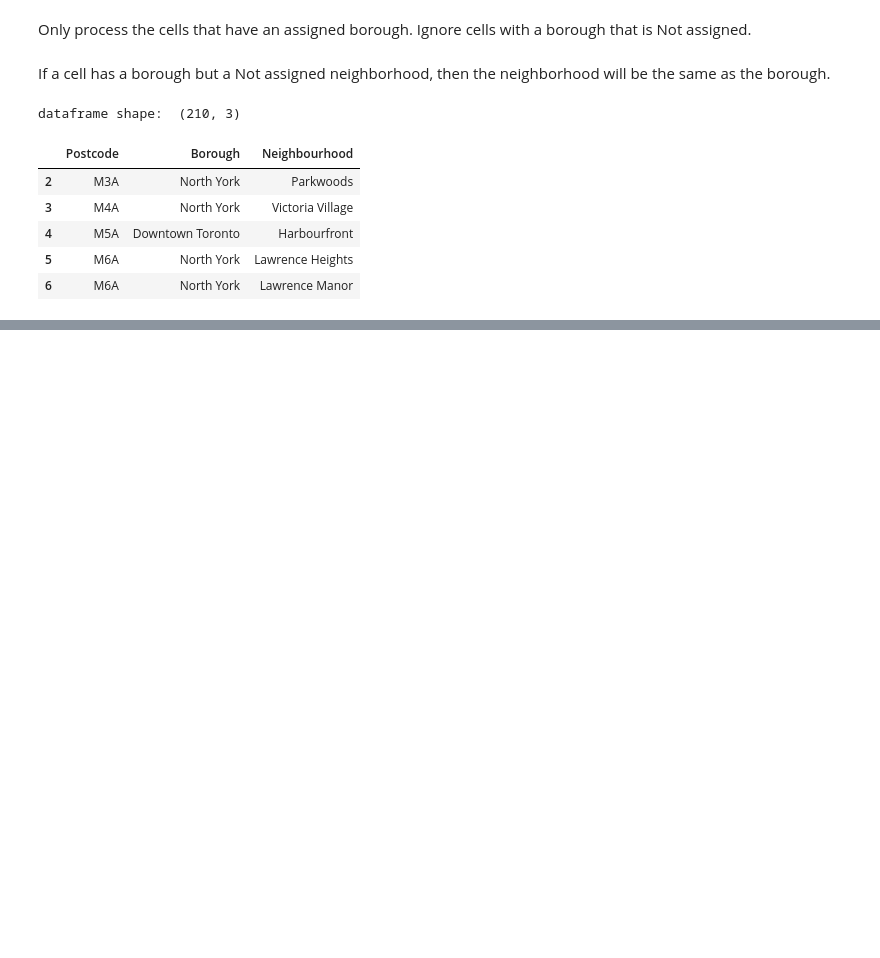
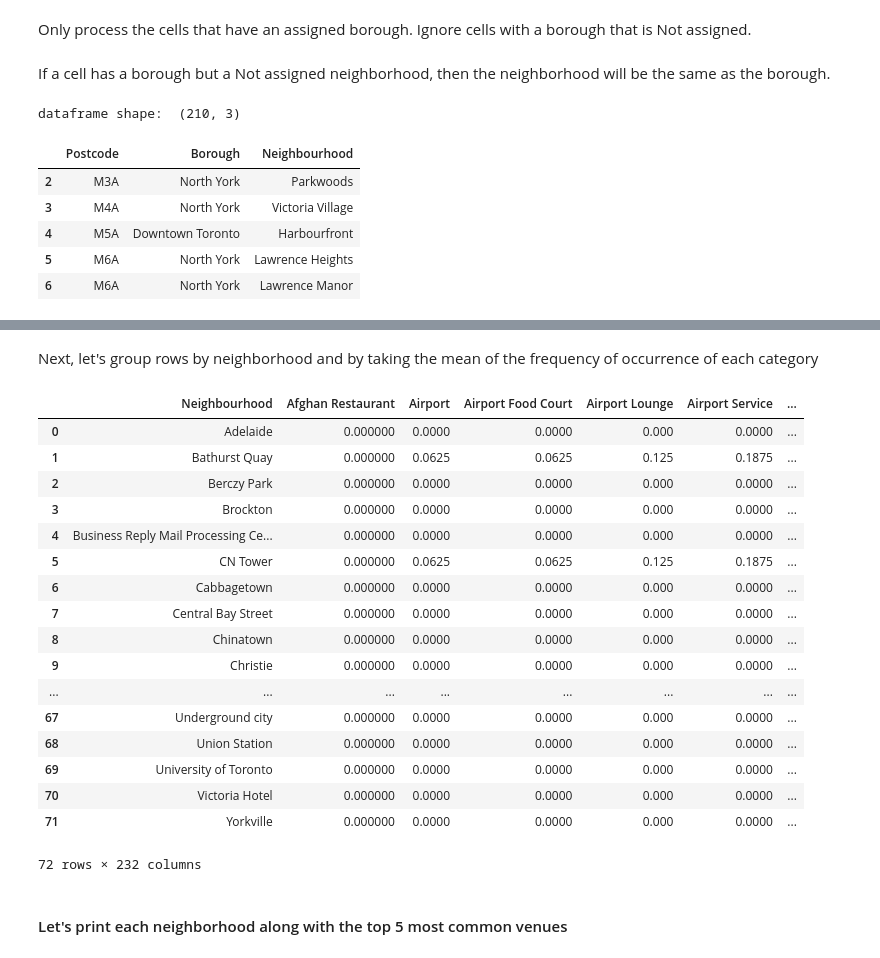
Before and after one commit to zl220/Coursera_Capstone, a Jupyter notebook: DS-Capstone-W3.ipynb, the cells around one changed output, grey strips where cells are left out. Cells and saved outputs as stored; diff of their text form; code cells hidden in the pictures; blank space fills up the shorter version.

```diff
--- a/DS-Capstone-W3.ipynb
+++ b/DS-Capstone-W3.ipynb
@@ -34,0 +100,8 @@ dataframe shape:  (210, 3)
+# %%
+address = 'Toronto, Ontario, Canada'
+
+geolocator = Nominatim(user_agent="tt_explorer")
+location = geolocator.geocode(address)
+latitude = location.latitude
+longitude = location.longitude
+print('The geograpical coordinate of Toronto are {}, {}.'.format(latitude, longitude))
@@ -34,0 +132,10 @@ dataframe shape:  (210, 3)
+# %%
+CLIENT_ID = 'DLN0USNHQV1V0ESSXGF2SRKC4VC1RLYBCAKYIW2OIQ4TO4JJ' # your Foursquare ID
+CLIENT_SECRET = 'KQYVJCZIEA0WV5KLSJN4CNPGGLZI3YZD4YCLXPRBBUBFQS01' # your Foursquare Secret
+VERSION = '20180605' # Foursquare API version
+
+print('Your credentails:')
+print('CLIENT_ID: ' + CLIENT_ID)
+print('CLIENT_SECRET:' + CLIENT_SECRET)
+
+ndf.loc[2, 'Neighbourhood']
@@ -34,0 +190,8 @@ dataframe shape:  (210, 3)
+# %%
+tt_venues = getNearbyVenues(names=ndf['Neighbourhood'],
+                                   latitudes=ndf['Latitude'],
+                                   longitudes=ndf['Longitude']
+                                  )
+
+print(tt_venues.shape)
+tt_venues.head()
@@ -34,0 +254,12 @@ dataframe shape:  (210, 3)
+# %%
+# one hot encoding
+tt_onehot = pd.get_dummies(tt_venues[['Venue Category']], prefix="", prefix_sep="")
+
+# add neighborhood column back to dataframe
+tt_onehot['Neighbourhood'] = tt_venues['Neighbourhood']
+
+# move neighborhood column to the first column
+fixed_columns = [tt_onehot.columns[-1]] + list(tt_onehot.columns[:-1])
+tt_onehot = tt_onehot[fixed_columns]
+
+tt_onehot.head()
@@ -34,0 +274,26 @@ dataframe shape:  (210, 3)
+# %% [markdown]
+Next, let's group rows by neighborhood and by taking the mean of the frequency of occurrence of each category
+# %%
+tt_grouped = tt_onehot.groupby('Neighbourhood').mean().reset_index()
+tt_grouped
+# %% [output]
+|  | Neighbourhood | Afghan Restaurant | Airport | Airport Food Court | Airport Lounge | Airport Service | ... |
+| 0 | Adelaide | 0.000000 | 0.0000 | 0.0000 | 0.000 | 0.0000 | ... |
+| 1 | Bathurst Quay | 0.000000 | 0.0625 | 0.0625 | 0.125 | 0.1875 | ... |
+| 2 | Berczy Park | 0.000000 | 0.0000 | 0.0000 | 0.000 | 0.0000 | ... |
+| 3 | Brockton | 0.000000 | 0.0000 | 0.0000 | 0.000 | 0.0000 | ... |
+| 4 | Business Reply Mail Processing Ce... | 0.000000 | 0.0000 | 0.0000 | 0.000 | 0.0000 | ... |
+| 5 | CN Tower | 0.000000 | 0.0625 | 0.0625 | 0.125 | 0.1875 | ... |
+| 6 | Cabbagetown | 0.000000 | 0.0000 | 0.0000 | 0.000 | 0.0000 | ... |
+| 7 | Central Bay Street | 0.000000 | 0.0000 | 0.0000 | 0.000 | 0.0000 | ... |
+| 8 | Chinatown | 0.000000 | 0.0000 | 0.0000 | 0.000 | 0.0000 | ... |
+| 9 | Christie | 0.000000 | 0.0000 | 0.0000 | 0.000 | 0.0000 | ... |
+| ... | ... | ... | ... | ... | ... | ... | ... |
+| 67 | Underground city | 0.000000 | 0.0000 | 0.0000 | 0.000 | 0.0000 | ... |
+| 68 | Union Station | 0.000000 | 0.0000 | 0.0000 | 0.000 | 0.0000 | ... |
+| 69 | University of Toronto | 0.000000 | 0.0000 | 0.0000 | 0.000 | 0.0000 | ... |
+| 70 | Victoria Hotel | 0.000000 | 0.0000 | 0.0000 | 0.000 | 0.0000 | ... |
+| 71 | Yorkville | 0.000000 | 0.0000 | 0.0000 | 0.000 | 0.0000 | ... |
+72 rows × 232 columns
+# %% [markdown]
+#### Let's print each neighborhood along with the top 5 most common venues
```
Also changed, not shown: parts of 33 cells of this notebook.
